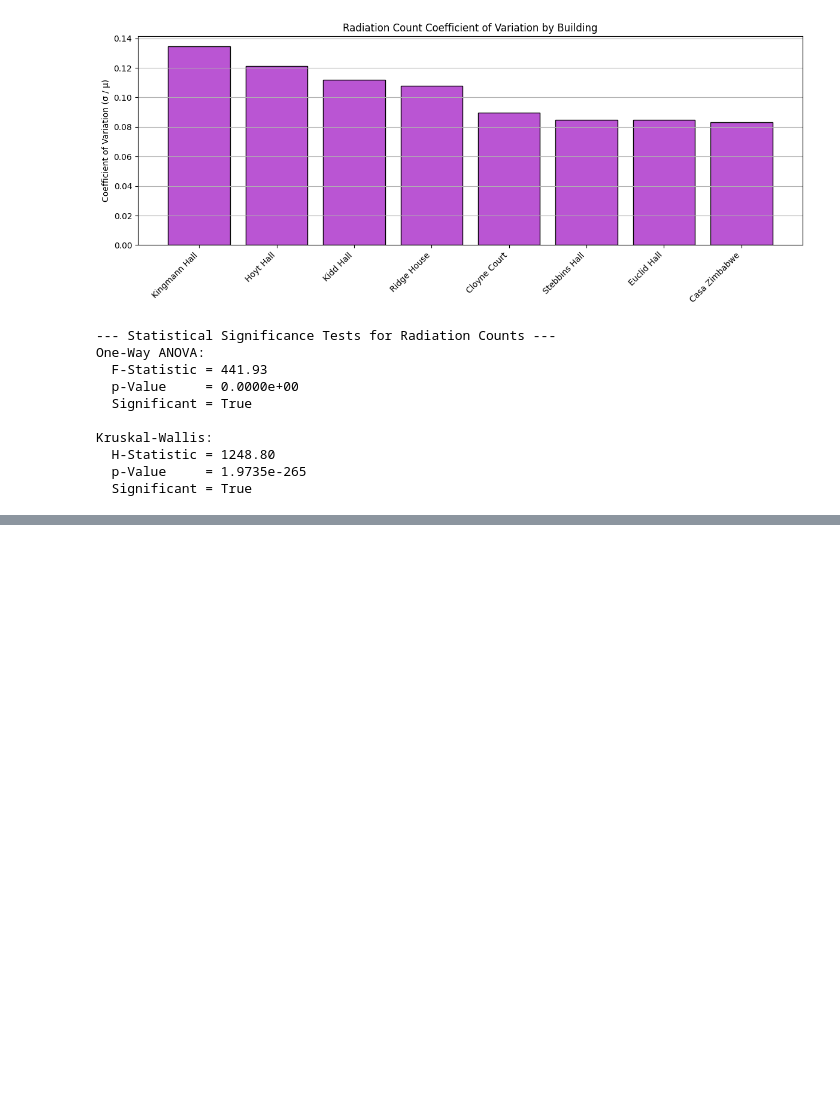
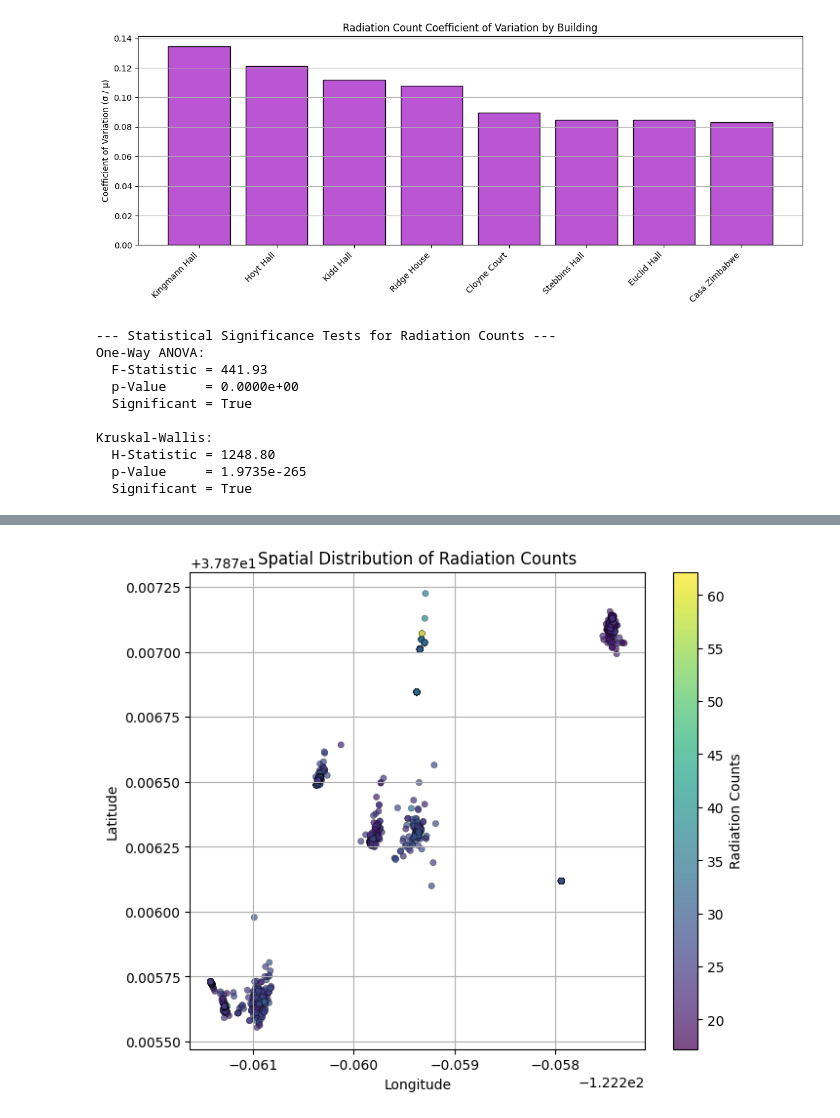
Before and after one commit to isaklavsky/E11_coolpeople, a Jupyter notebook: Final Project/Final_Project_Analysis.ipynb, the cells around one changed output, grey strips where cells are left out. Cells and saved outputs as stored; diff of their text form; code cells hidden in the pictures; blank space fills up the shorter version.

```diff
--- a/Final Project/Final_Project_Analysis.ipynb
+++ b/Final Project/Final_Project_Analysis.ipynb
@@ -262,0 +330,23 @@ Kruskal-Wallis:
+# %%
+# Plot 9 - 2D scatter plot: Location (Lat, Lon) colored by Radiation Count
+plt.figure(figsize=(7, 6))
+sc = plt.scatter(
+    combined_df_clean['Longitude'],
+    combined_df_clean['Latitude'],
+    c=combined_df_clean['counts'],
+    cmap='viridis',
+    s=20,
+    alpha=0.7,
+    edgecolors='k',
+    linewidths=0.3
+)
+
+plt.colorbar(sc, label='Radiation Counts')
+plt.xlabel("Longitude")
+plt.ylabel("Latitude")
+plt.title("Spatial Distribution of Radiation Counts")
+plt.grid(True)
+plt.tight_layout()
+plt.show()
+# %% [output]
+[figure, added]
```
Also changed, not shown: parts of 3 cells of this notebook.
